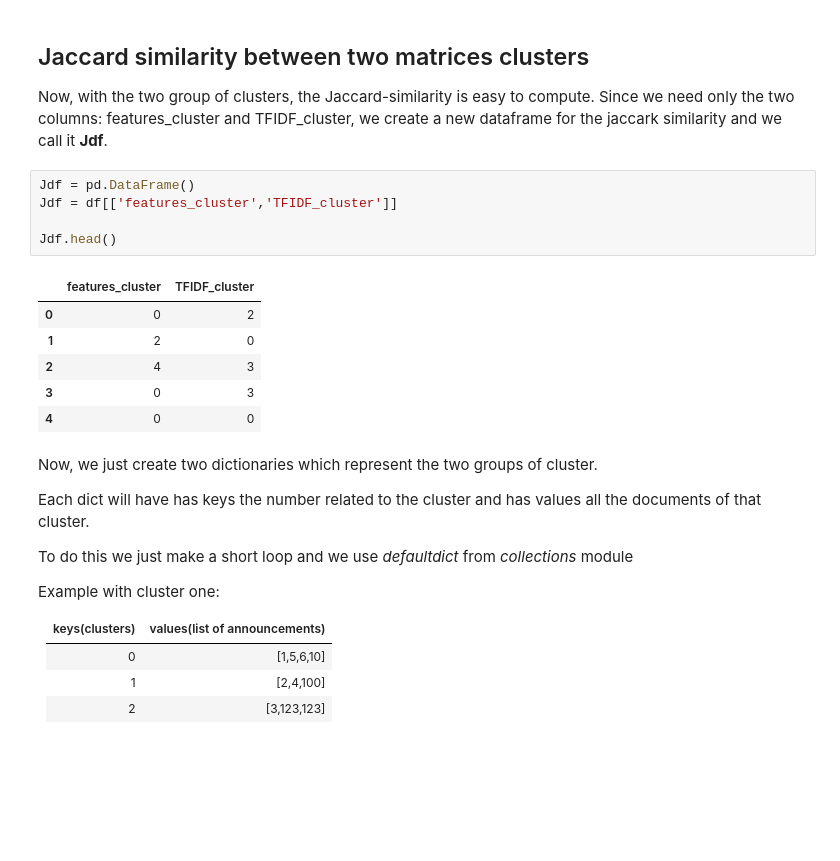
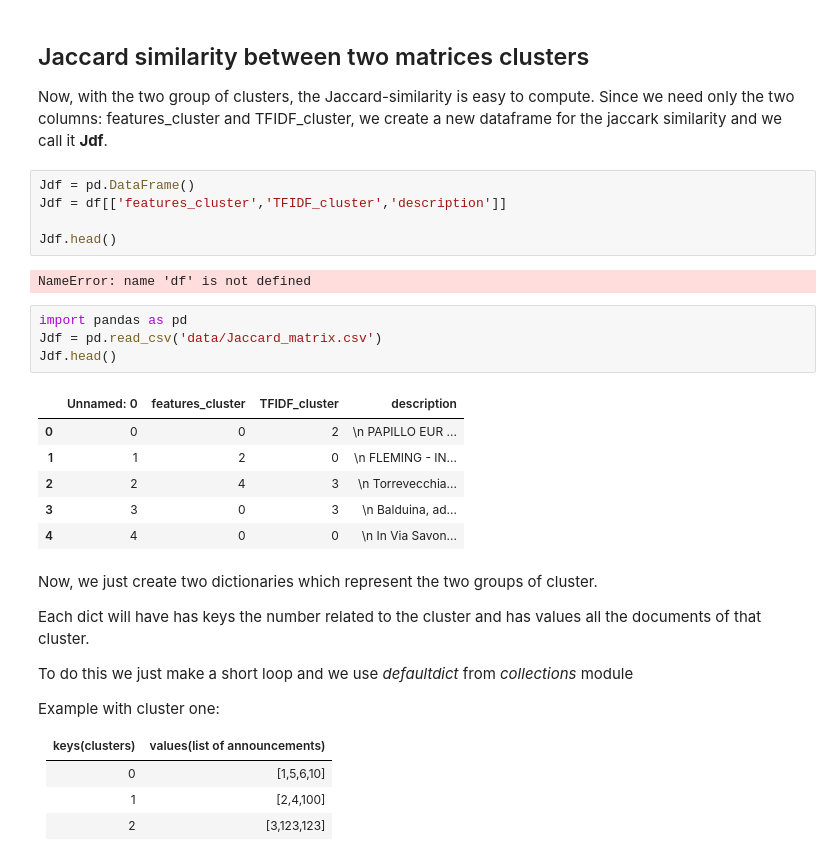
Before and after one commit to cerniello/Web-Scraping-Clustering-Real-Estate-Data, a Jupyter notebook: HW4.ipynb, the cells around one changed output. Drawn from its saved outputs; the diff is of its cells as text; blank space fills up the shorter version.

```diff
--- a/HW4.ipynb
+++ b/HW4.ipynb
@@ -322,16 +322,22 @@ Now, with the two group of clusters, the Jaccard-similarity is easy to compute.
 Since we need only the two columns: features_cluster and TFIDF_cluster, we create a new dataframe for the jaccark similarity and we call it **Jdf**.
 # %%
 Jdf = pd.DataFrame()
-Jdf = df[['features_cluster','TFIDF_cluster']]
+Jdf = df[['features_cluster','TFIDF_cluster','description']]
 
 Jdf.head()
 # %% [output]
-|  | features_cluster | TFIDF_cluster |
-| 0 | 0 | 2 |
-| 1 | 2 | 0 |
-| 2 | 4 | 3 |
-| 3 | 0 | 3 |
-| 4 | 0 | 0 |
+NameError: name 'df' is not defined
+# %%
+import pandas as pd
+Jdf = pd.read_csv('data/Jaccard_matrix.csv')
+Jdf.head()
+# %% [output]
+|  | Unnamed: 0 | features_cluster | TFIDF_cluster | description |
+| 0 | 0 | 0 | 2 | \n PAPILLO EUR ... |
+| 1 | 1 | 2 | 0 | \n FLEMING - IN... |
+| 2 | 2 | 4 | 3 | \n Torrevecchia... |
+| 3 | 3 | 0 | 3 | \n Balduina, ad... |
+| 4 | 4 | 0 | 0 | \n In Via Savon... |
 # %% [markdown]
 Now, we just create two dictionaries which represent the two groups of cluster.
 
```
Also changed, not shown: parts of 5 cells of this notebook, 1 other file.
